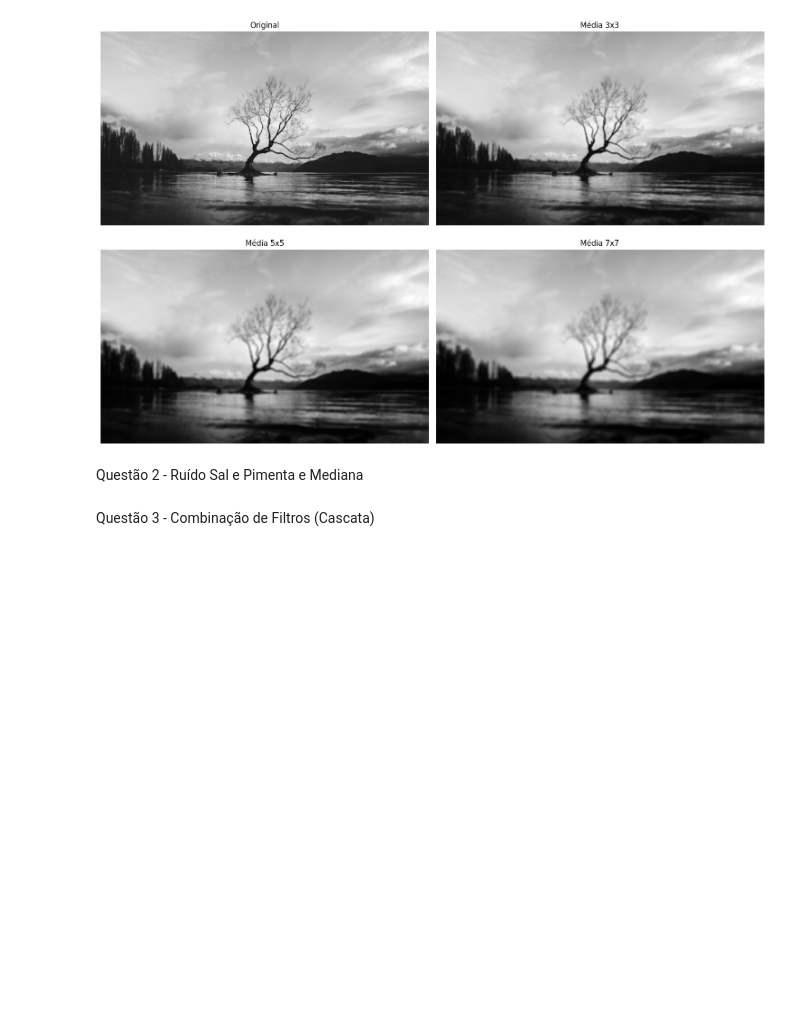
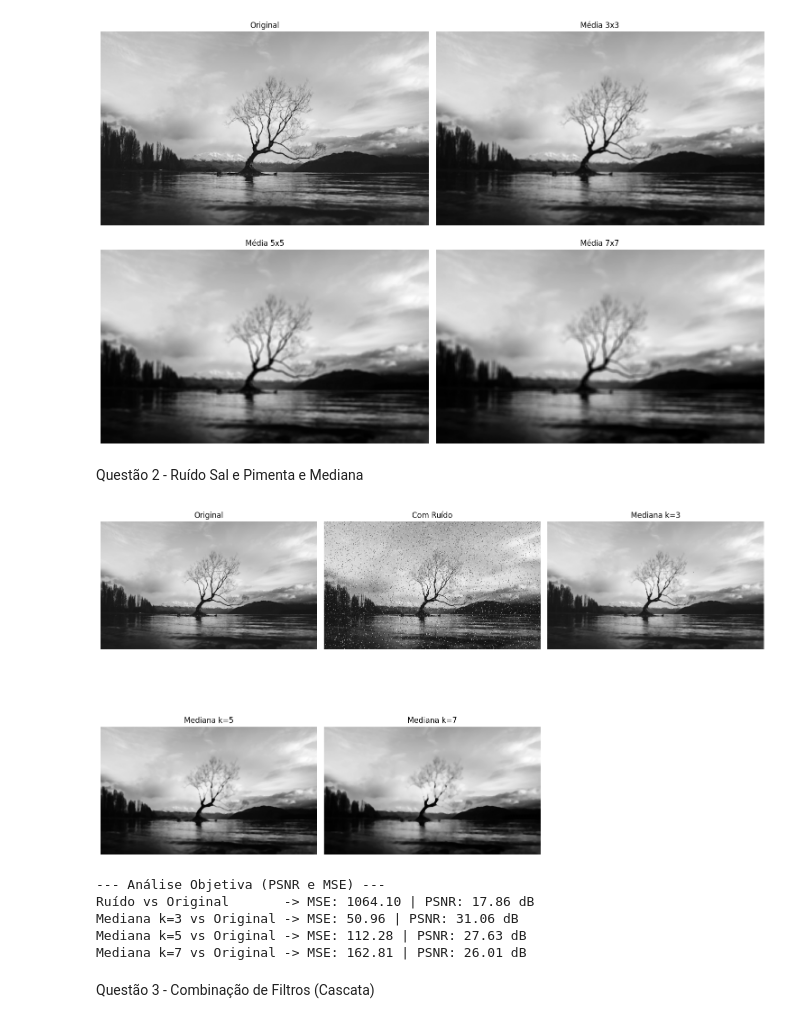
Before and after one commit to GabrielDavi7/PDI, a Jupyter notebook: Atividade-02-B/Atividade02b.ipynb, the cells around one changed output. Saved outputs shown, nothing was run; the diff lists cells and outputs as text; code cells hidden in the pictures; blank space fills up the shorter version.

```diff
--- a/Atividade-02-B/Atividade02b.ipynb
+++ b/Atividade-02-B/Atividade02b.ipynb
@@ -48,35 +61,31 @@ plot_images(q1_images, q1_titles)
 # %% [markdown]
 Questão 2 - Ruído Sal e Pimenta e Mediana
 # %%
-def add_sp_noise(image, amount=0.04):
-    noisy = np.copy(image)
-    # Sal
-    num_salt = np.ceil(amount * image.size * 0.5)
-    coords = [np.random.randint(0, i - 1, int(num_salt)) for i in image.shape]
-    noisy[tuple(coords)] = 255
-    # Pimenta
-    num_pepper = np.ceil(amount * image.size * 0.5)
-    coords = [np.random.randint(0, i - 1, int(num_pepper)) for i in image.shape]
-    noisy[tuple(coords)] = 0
-    return noisy
+img_ruido = add_salt_and_pepper_noise(img_original, prob=0.05) # Adicionando ruído sal e pimenta
 
-def calculate_psnr(orig, proc):
-    mse = np.mean((orig - proc) ** 2)
-    if mse == 0: return 100
-    return 20 * np.log10(255.0 / np.sqrt(mse))
+mediana_3 = cv2.medianBlur(img_ruido, 3) # Aplicando filtro de mediana com diferentes tamanhos de kernel
+mediana_5 = cv2.medianBlur(img_ruido, 5)
+mediana_7 = cv2.medianBlur(img_ruido, 7)
 
-# Implementação
-img_noisy = add_sp_noise(img_original, 0.05)
-median_3x3 = cv2.medianBlur(img_noisy, 3)
-median_5x5 = cv2.medianBlur(img_noisy, 5)
+plot_images( # Exibindo os resultados da mediana
+    [img_original, img_ruido, mediana_3, mediana_5, mediana_7],
+    ["Original", "Com Ruído", "Mediana k=3", "Mediana k=5", "Mediana k=7"],
+    columns=3
+)
 
-# Métricas
-psnr_noisy = calculate_psnr(img_original, img_noisy)
-psnr_m3 = calculate_psnr(img_original, median_3x3)
-psnr_m5 = calculate_psnr(img_original, median_5x5)
-
-plot_images([img_noisy, median_3x3, median_5x5],
-            [f'Ruidosa ({psnr_noisy:.2f}dB)', f'Mediana 3x3 ({psnr_m3:.2f}dB)', f'Mediana 5x5 ({psnr_m5:.2f}dB)'])
+# Análise Objetiva (Métricas)
+print("--- Análise Objetiva (PSNR e MSE) ---")
+print(f"Ruído vs Original       -> MSE: {mse(img_original, img_ruido):.2f} | PSNR: {psnr(img_original, img_ruido):.2f} dB")
+print(f"Mediana k=3 vs Original -> MSE: {mse(img_original, mediana_3):.2f} | PSNR: {psnr(img_original, mediana_3):.2f} dB")
+print(f"Mediana k=5 vs Original -> MSE: {mse(img_original, mediana_5):.2f} | PSNR: {psnr(img_original, mediana_5):.2f} dB")
+print(f"Mediana k=7 vs Original -> MSE: {mse(img_original, mediana_7):.2f} | PSNR: {psnr(img_original, mediana_7):.2f} dB")
+# %% [output]
+[figure, added]
+--- Análise Objetiva (PSNR e MSE) ---
+Ruído vs Original       -> MSE: 1064.10 | PSNR: 17.86 dB
+Mediana k=3 vs Original -> MSE: 50.96 | PSNR: 31.06 dB
+Mediana k=5 vs Original -> MSE: 112.28 | PSNR: 27.63 dB
+Mediana k=7 vs Original -> MSE: 162.81 | PSNR: 26.01 dB
 # %% [markdown]
 Questão 3 - Combinação de Filtros (Cascata)
 # %%
```
Also changed, not shown: parts of 6 cells of this notebook.
